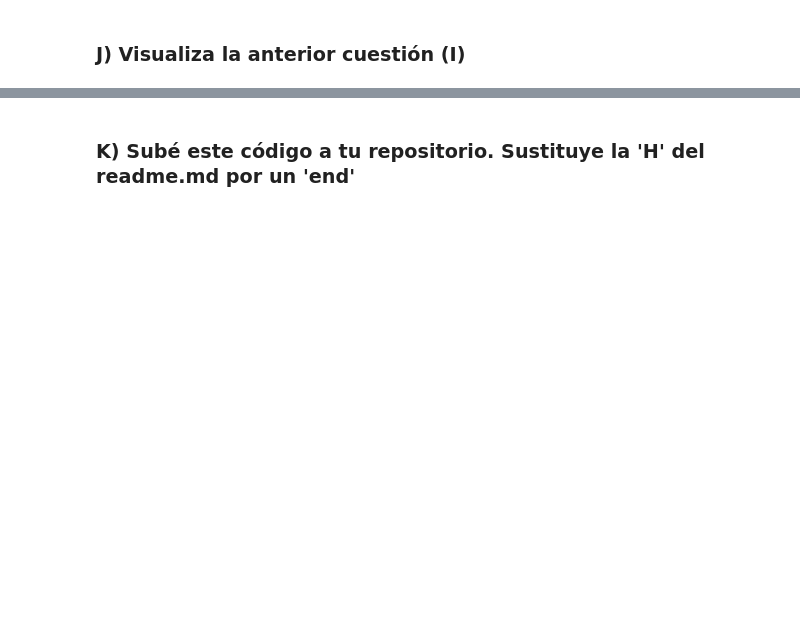
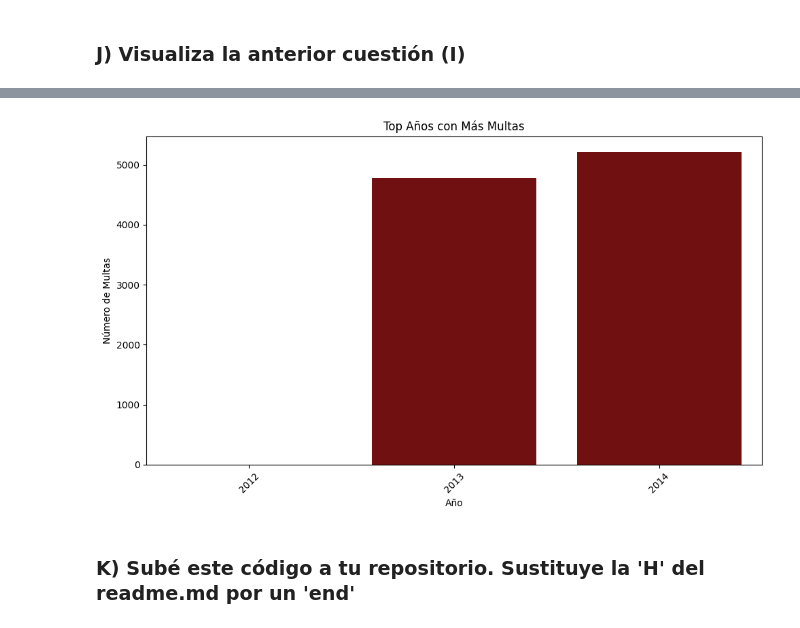
Before and after one commit to BalentinaAE/Pandas, a Jupyter notebook: ProyectoPandas_Github.ipynb, the cells around one changed output, grey strips where cells are left out. Drawn from its saved outputs; the diff is of its cells as text; code cells hidden in the pictures; blank space fills up the shorter version.

```diff
--- a/ProyectoPandas_Github.ipynb
+++ b/ProyectoPandas_Github.ipynb
@@ -249,2 +278,19 @@ plt.show()
+# %%
+años_multas = {
+    'Year': [2000, 2012, 2013, 2014, 2015],
+    'Contabilizada': [0, 3, 4782, 5212, 2]
+}
+multa_conta = pd.DataFrame(años_multas)
+top_años = multa_conta.nlargest(3, 'Contabilizada')
+plt.figure(figsize=(10, 6))
+sns.barplot(data=top_años, x='Year', y='Contabilizada', color='maroon')
+plt.title('Top Años con Más Multas')
+plt.xlabel('Año')
+plt.ylabel('Número de Multas')
+plt.xticks(rotation=45)
+plt.tight_layout()
+plt.show()
+# %% [output]
+[figure, added]
 # %% [markdown]
 ### K) Subé este código a tu repositorio. Sustituye la 'H' del readme.md por un 'end'
```
Also changed, not shown: parts of 5 cells of this notebook, 1 other file.
